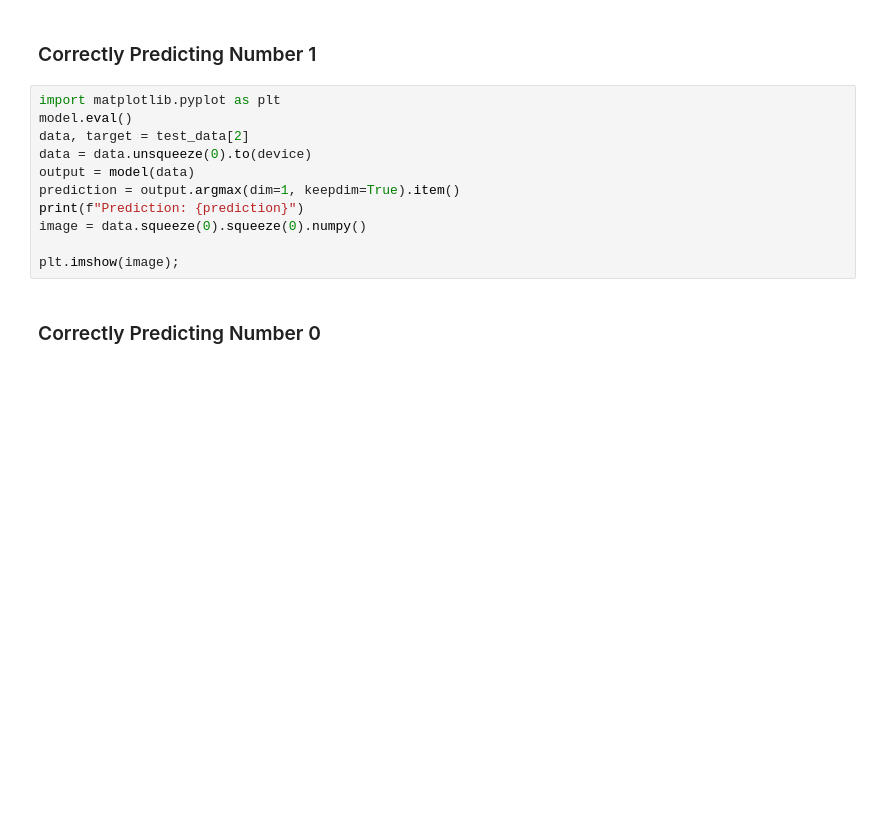
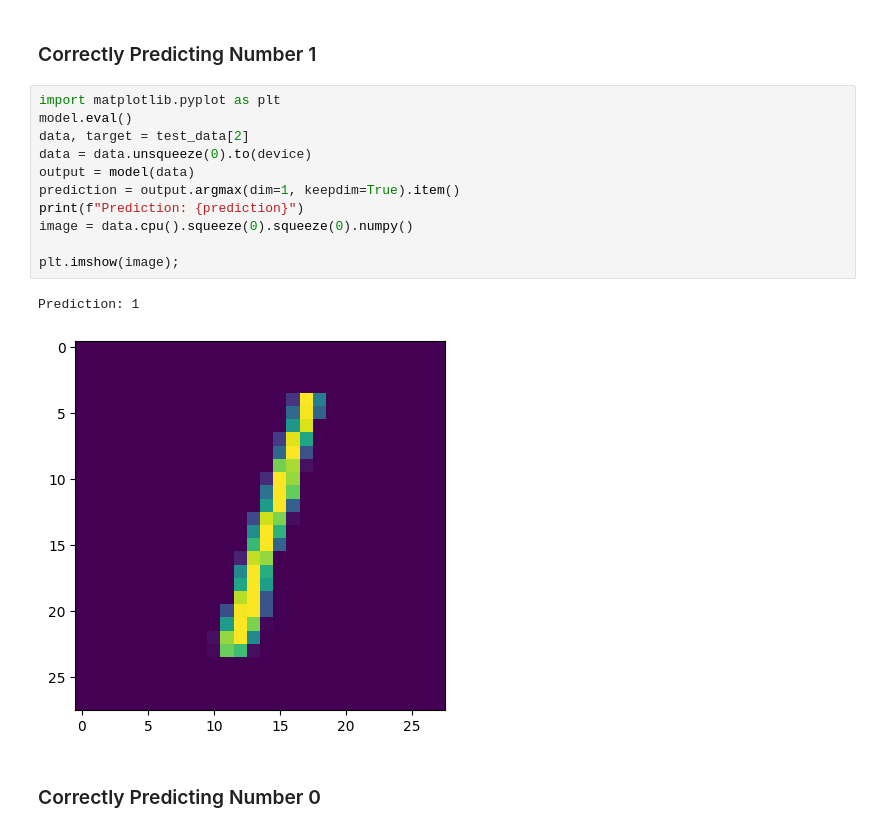
Before and after one commit to itsjustasemicolon/Handwritten-Digit-Recognition, a Jupyter notebook: index.ipynb, the cells around one changed output. Drawn from its saved outputs; the diff is of its cells as text; blank space fills up the shorter version.

```diff
--- a/index.ipynb
+++ b/index.ipynb
@@ -390,14 +393,17 @@ plt.imshow(image);
 # %%
 import matplotlib.pyplot as plt
 model.eval()
 data, target = test_data[2]
 data = data.unsqueeze(0).to(device)
 output = model(data)
 prediction = output.argmax(dim=1, keepdim=True).item()
 print(f"Prediction: {prediction}")
-image = data.squeeze(0).squeeze(0).numpy()
+image = data.cpu().squeeze(0).squeeze(0).numpy()
 
 plt.imshow(image);
+# %% [output]
+Prediction: 1
+[figure, added]
 # %% [markdown]
 ### Correctly Predicting Number 0
 # %%
```
Also changed, not shown: parts of 5 cells of this notebook.
